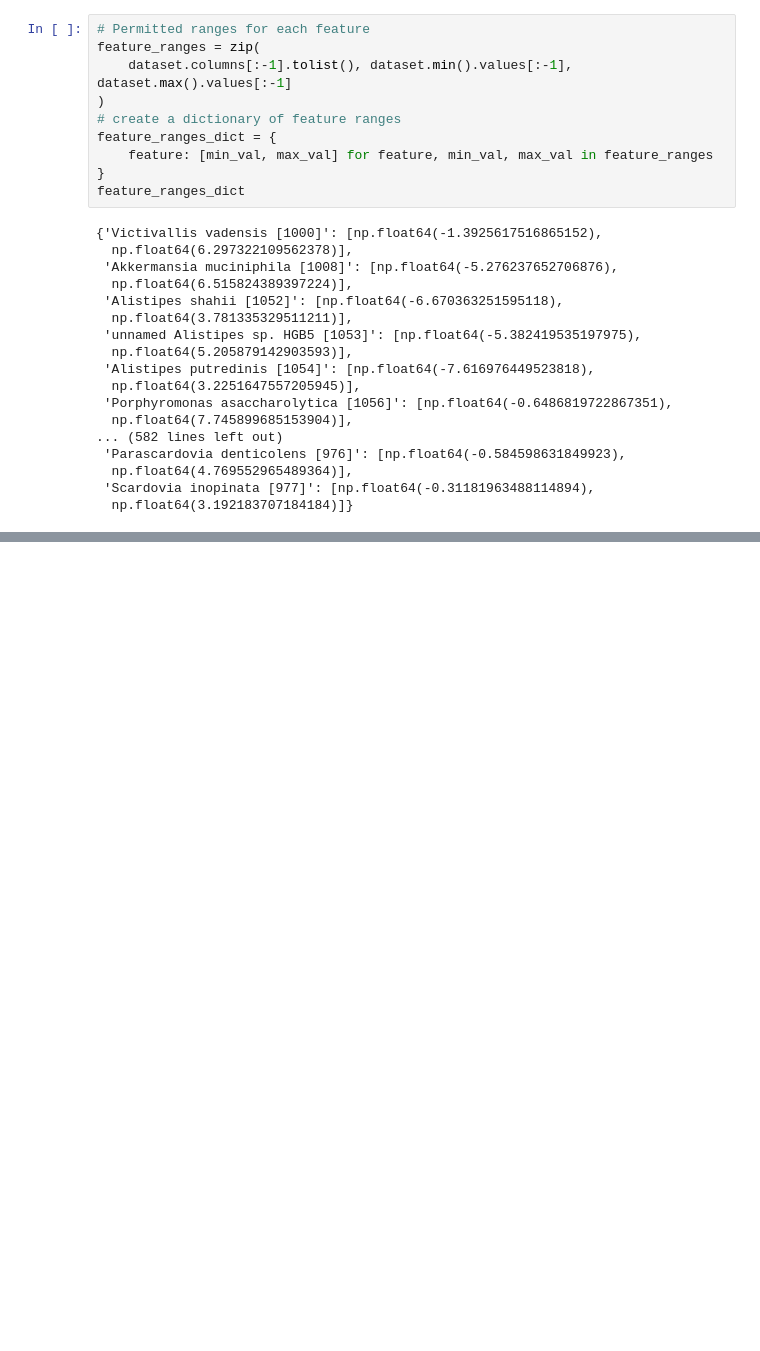
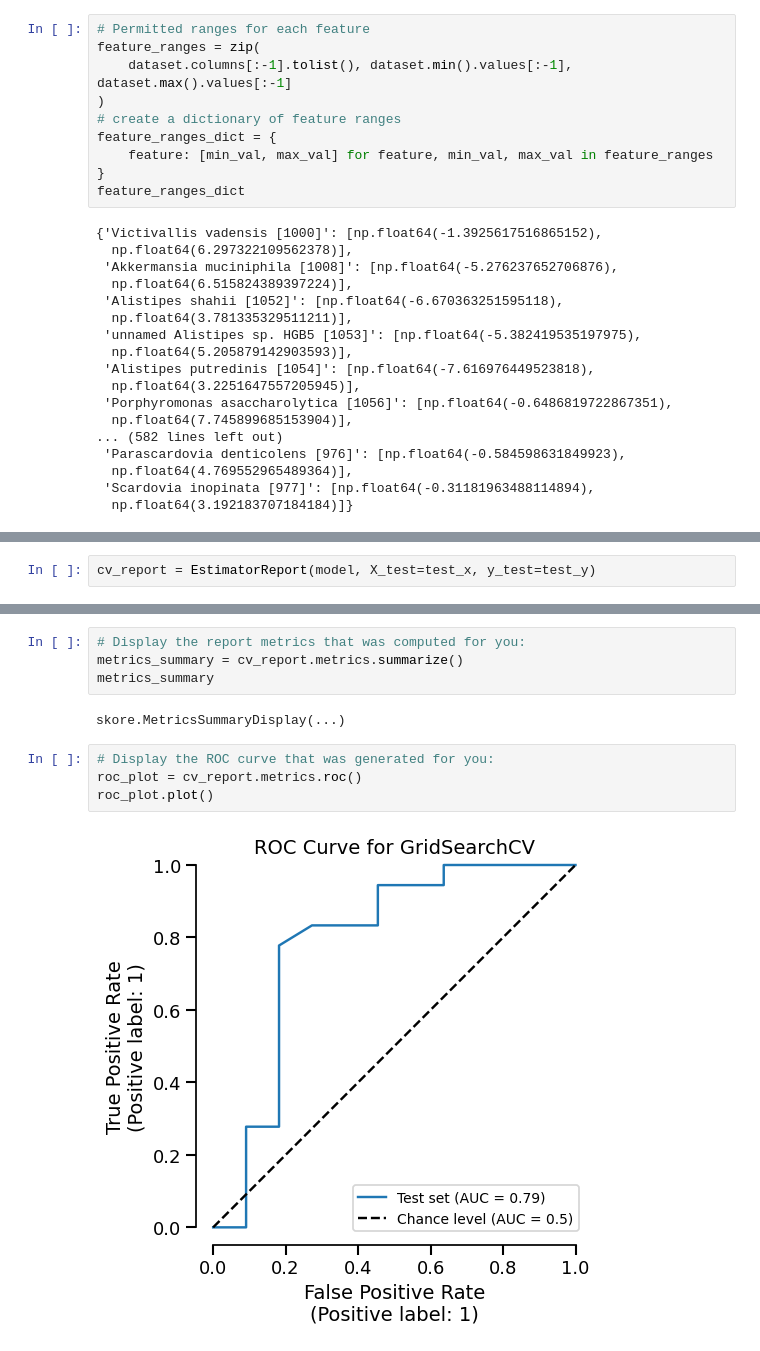
Before and after one commit to simeonhebrew/MicroFactual, a Jupyter notebook: notebooks/counterfactuals_example.ipynb, the cells around one changed output, grey strips where cells are left out. Drawn from its saved outputs; the diff is of its cells as text; blank space fills up the shorter version.

```diff
--- a/notebooks/counterfactuals_example.ipynb
+++ b/notebooks/counterfactuals_example.ipynb
@@ -102,0 +173,2 @@ print(imp.summary_importance)
+# %%
+cv_report = EstimatorReport(model, X_test=test_x, y_test=test_y)
@@ -102,0 +196,12 @@ print(imp.summary_importance)
+# %%
+# Display the report metrics that was computed for you:
+metrics_summary = cv_report.metrics.summarize()
+metrics_summary
+# %% [output]
+skore.MetricsSummaryDisplay(...)
+# %%
+# Display the ROC curve that was generated for you:
+roc_plot = cv_report.metrics.roc()
+roc_plot.plot()
+# %% [output]
+[figure, added]
```
Also changed, not shown: parts of 13 cells of this notebook, 2 other files.
